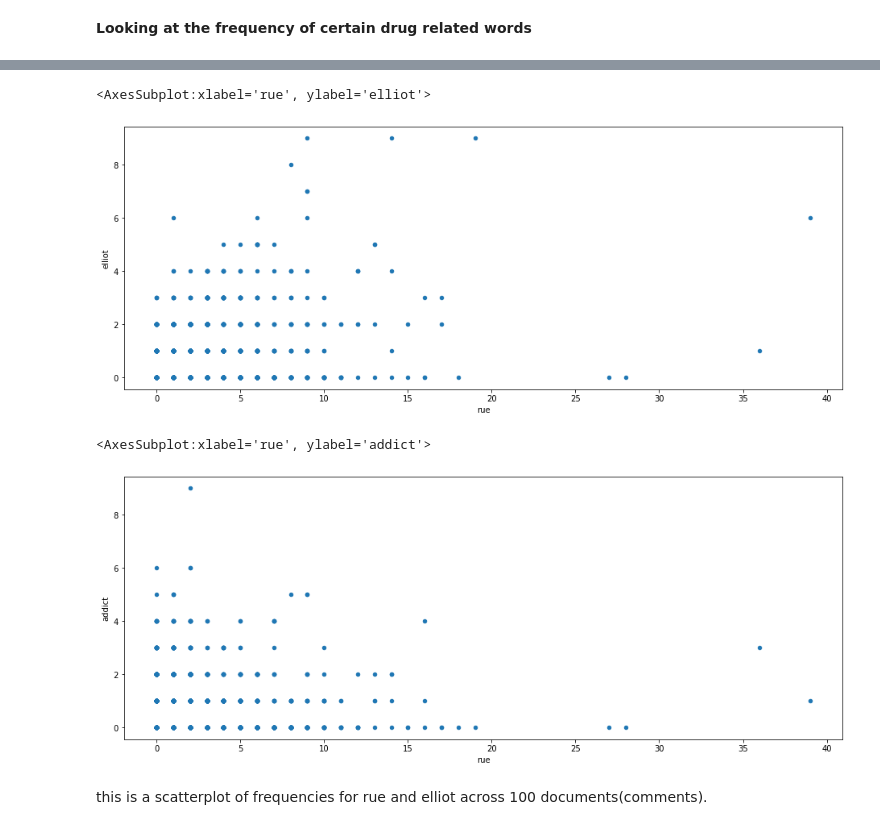
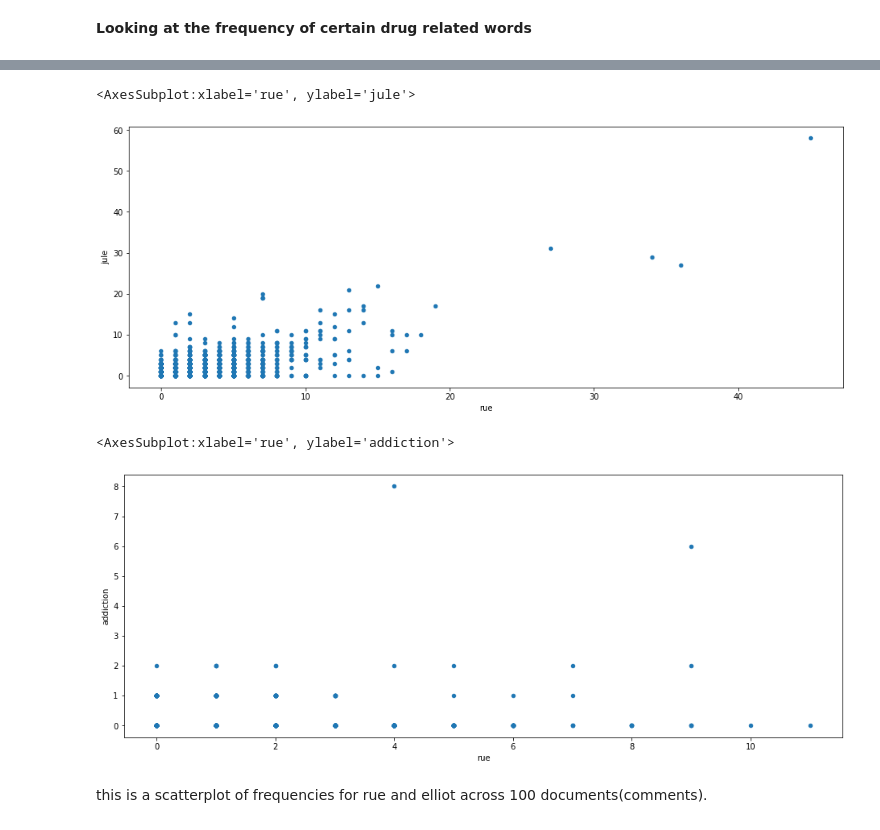
Before and after one commit to labouz/r-euphoria-tm, a Jupyter notebook: py/eda.ipynb, the cells around one changed output, grey strips where cells are left out. Saved outputs shown, nothing was run; the diff lists cells and outputs as text; code cells hidden in the pictures.

Commit message:
clean data

```diff
--- a/py/eda.ipynb
+++ b/py/eda.ipynb
@@ -19,7 +19,7 @@ Some ideas:
 # import data
 import pandas as pd
 
-data = pd.read_pickle('../dat/tdm.pkl')
+data = pd.read_pickle('../dat/tdm_s1.pkl')
 # rename rows
 # data = data.rename(index = {0: 'A', 1: 'B', 2: 'C'})
 data
@@ -200,21 +202,21 @@ drug_cols
 # %%
 # Locate rue and elliot in the documents, example
-term_document_matrix.loc[['rue', 'elliot']].T
+term_document_matrix.loc[['rue', 'jule']].T
 
 # Create a scatterplot of the frequencies
-term_document_matrix.drop(columns=['total_count']).T.plot.scatter(x='rue', y='elliot')
+term_document_matrix.drop(columns=['total_count']).T.plot.scatter(x='rue', y='jule')
 # %% [output]
-<AxesSubplot:xlabel='rue', ylabel='elliot'>
+<AxesSubplot:xlabel='rue', ylabel='jule'>
-[figure, old version]
+[figure, new version]
 # %%
 # let's try rue and fentanyl
-term_document_matrix.loc[['rue', 'addict']].T
+term_document_matrix.loc[['rue', 'addiction']].T
 
 # Create a scatterplot of the frequencies
-term_document_matrix.drop(columns=['total_count']).T.plot.scatter(x='rue', y='addict')
+term_document_matrix.drop(columns=['total_count']).T.plot.scatter(x='rue', y='addiction')
 # %% [output]
-<AxesSubplot:xlabel='rue', ylabel='addict'>
+<AxesSubplot:xlabel='rue', ylabel='addiction'>
-[figure, old version]
+[figure, new version]
 # %% [markdown]
 this is a scatterplot of frequencies for rue and elliot across 100 documents(comments).
 # %% [markdown]
```
Also changed, not shown: parts of 22 cells of this notebook, 10 other files.
